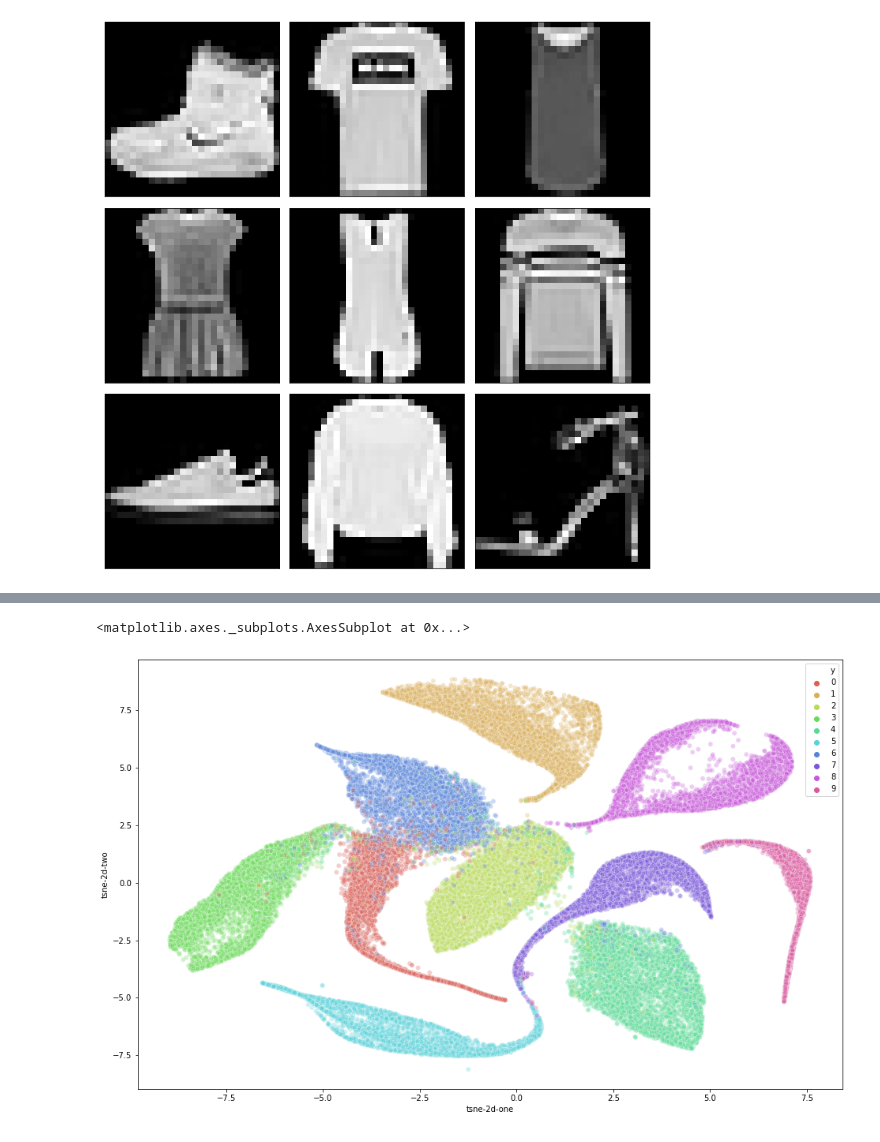
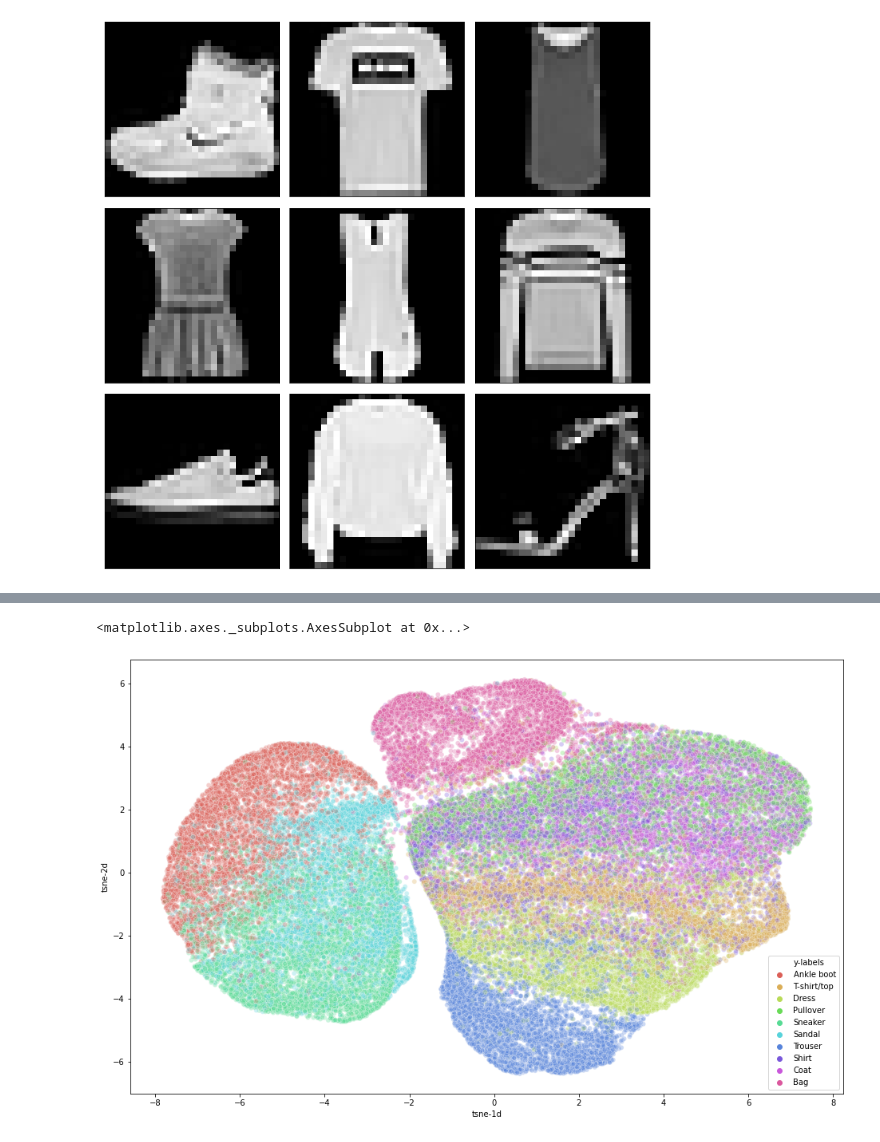
Before and after one commit to Trewitz/Porfolio, a Jupyter notebook: Convolutional Autoencoder for embedding/Cae_fashion_mnist.ipynb, the cells around one changed output, grey strips where cells are left out. Drawn from its saved outputs; the diff is of its cells as text; code cells hidden in the pictures.

```diff
--- a/Convolutional Autoencoder for embedding/Cae_fashion_mnist.ipynb
+++ b/Convolutional Autoencoder for embedding/Cae_fashion_mnist.ipynb
@@ -181,0 +382,9 @@ _________________________________________________________________
+# %%
+cae_model = build_model(0.01)
+cae_history = cae_model.fit((x_train/255).reshape(x_train.shape[0], x_train.shape[1], x_train.shape[2], 1),
+                            (x_train/255).reshape(x_train.shape[0], x_train.shape[1], x_train.shape[2], 1),
+                            epochs=100,
+                            validation_split=0.2,
+                            shuffle=True,
+                            batch_size=128,
+                            verbose=2)
@@ -181,0 +428,10 @@ _________________________________________________________________
+# %%
+#cae_model = load_model('output/trainedModel/CAE_model.h5')
+
+new_model = Sequential()
+
+for layer in cae_model.layers[:-13]:
+    new_model.add(layer)
+
+new_model.add(Flatten())
+new_model.summary()
@@ -182,6 +456,7 @@ _________________________________________________________________
 # %%
-model_output = new_model.predict(x_train.reshape(x_train.shape[0], 28, 28,1))
+model_output = new_model.predict((x_train/255).reshape(x_train.shape[0], x_train.shape[1], x_train.shape[2], 1), batch_size=128)
 # %%
-tsne = TSNE(n_components=2, verbose=1, perplexity=40, n_iter=300)
+tsne = TSNE(n_components=2, verbose=0, perplexity=40, n_iter=300)
 tsne_results = tsne.fit_transform(model_output)
+print('TSNE Done!')
 # %% [output]
@@ -205,19 +464,20 @@ tsne_results = tsne.fit_transform(model_output)
 # %%
 df = pd.DataFrame()
 
-df['tsne-2d-one'] = tsne_results[:,0]
-df['tsne-2d-two'] = tsne_results[:,1]
-df['y'] = y_train
+df['tsne-1d'] = tsne_results[:,0]
+df['tsne-2d'] = tsne_results[:,1]
+
+df['y-labels'] = [label_dict[x] for x in y_train]
 
 plt.figure(figsize=(16,10))
 sns.scatterplot(
-    x="tsne-2d-one", y="tsne-2d-two",
-    hue="y",
+    x="tsne-1d", y="tsne-2d",
+    hue="y-labels",
     palette=sns.color_palette("hls", 10),
     data=df,
     legend="full",
     alpha=0.3
 )
 # %% [output]
 <matplotlib.axes._subplots.AxesSubplot at 0x...>
-[figure, old version]
+[figure, new version]
```
Also changed, not shown: parts of 34 cells of this notebook.
